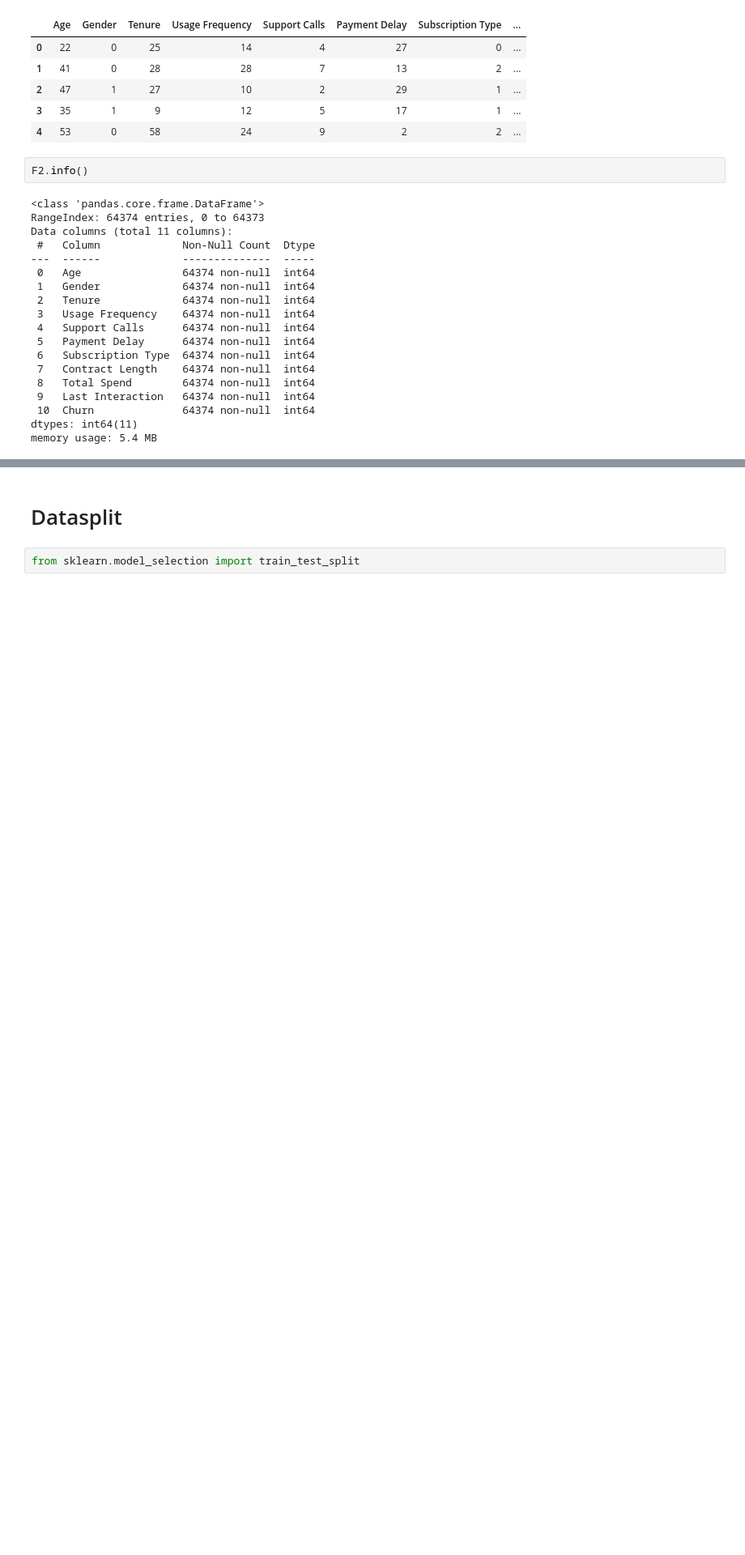
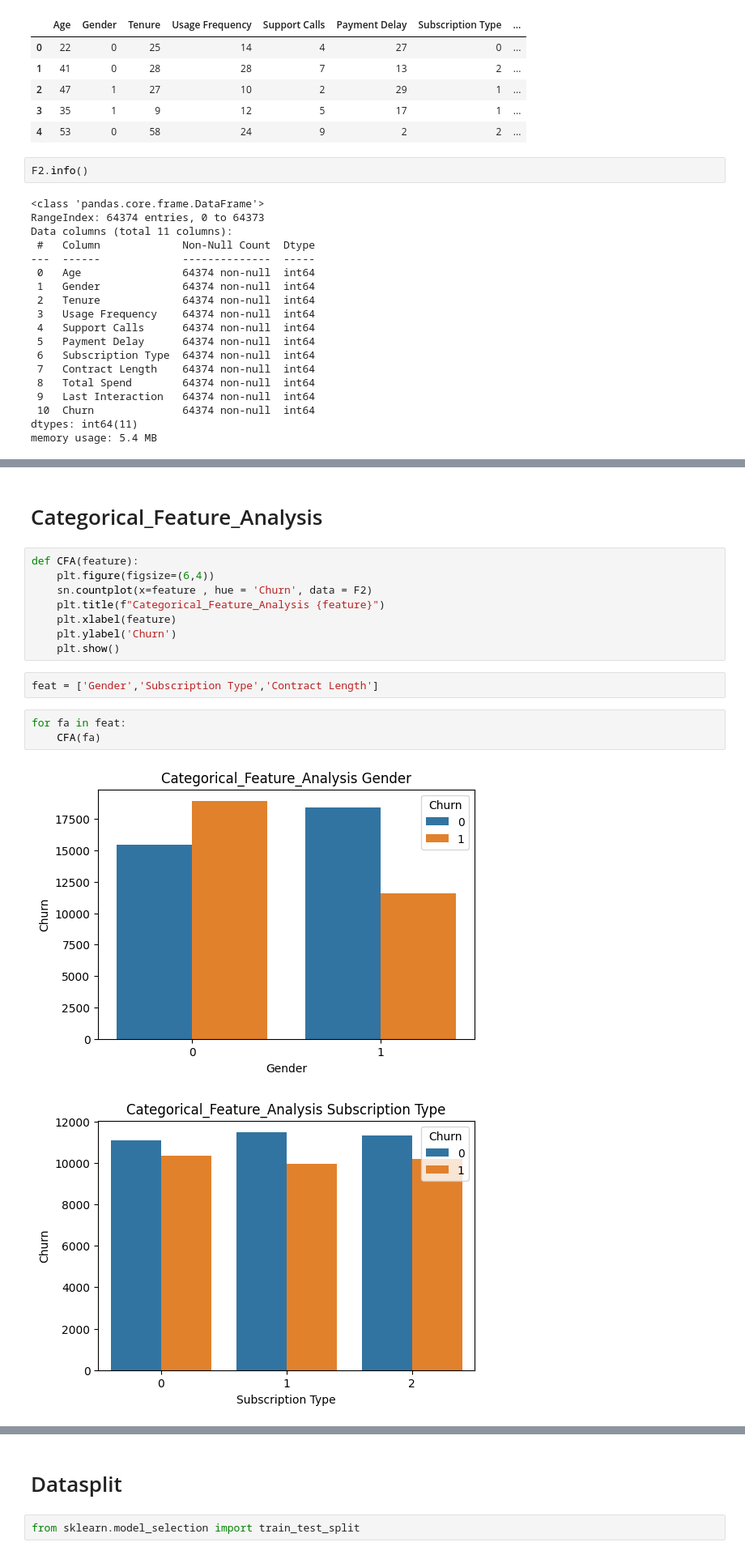
Before and after one commit to Rahul107213/Machine-Learning-Project, a Jupyter notebook: churn_prediction.ipynb, the cells around one changed output, grey strips where cells are left out. Shown at 81% size. Drawn from its saved outputs; the diff is of its cells as text; blank space fills up the shorter version.

```diff
--- a/churn_prediction.ipynb
+++ b/churn_prediction.ipynb
@@ -119,0 +175,18 @@ memory usage: 5.4 MB
+# %% [markdown]
+# Categorical_Feature_Analysis
+# %%
+def CFA(feature):
+    plt.figure(figsize=(6,4))
+    sn.countplot(x=feature , hue = 'Churn', data = F2)
+    plt.title(f"Categorical_Feature_Analysis {feature}")
+    plt.xlabel(feature)
+    plt.ylabel('Churn')
+    plt.show()
+# %%
+feat = ['Gender','Subscription Type','Contract Length']
+# %%
+for fa in feat:
+    CFA(fa)
+# %% [output]
+[figure, added]
+[figure, added]
```
Also changed, not shown: parts of 17 cells of this notebook.
